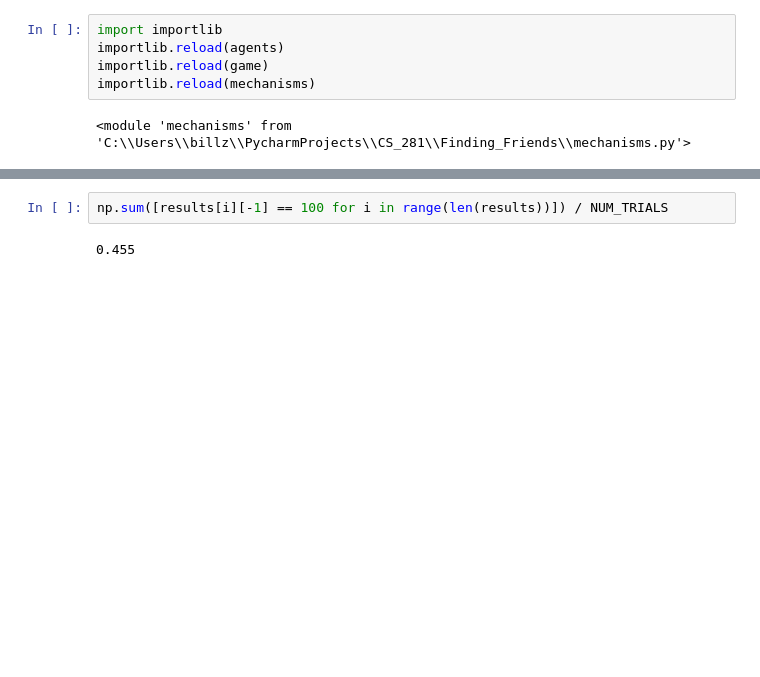
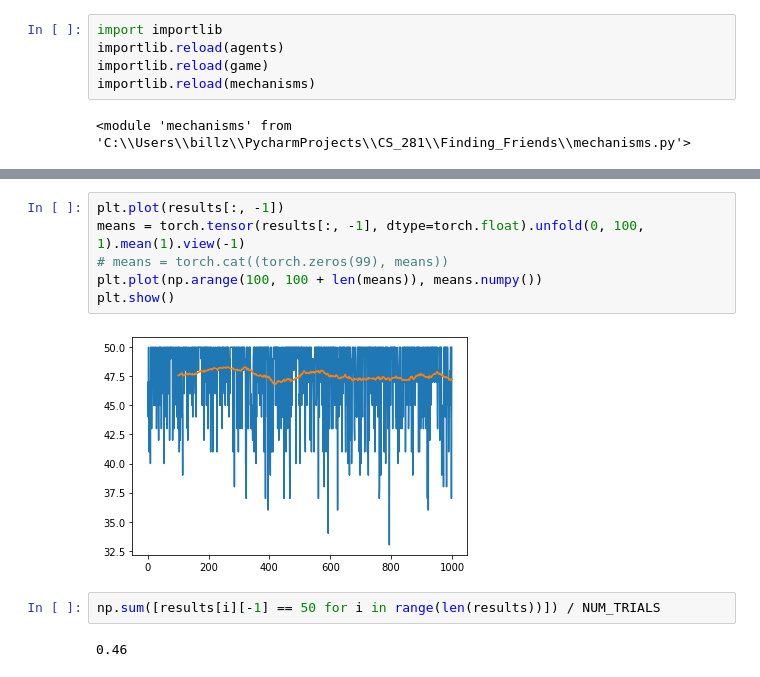
Before and after one commit to bzhang42/Finding_Friends, a Jupyter notebook: game_analysis.ipynb, the cells around one changed output, grey strips where cells are left out. Cells and saved outputs as stored; diff of their text form; blank space fills up the shorter version.

```diff
--- a/game_analysis.ipynb
+++ b/game_analysis.ipynb
@@ -62,4 +55,12 @@ results
+# %%
+plt.plot(results[:, -1])
+means = torch.tensor(results[:, -1], dtype=torch.float).unfold(0, 100, 1).mean(1).view(-1)
+# means = torch.cat((torch.zeros(99), means))
+plt.plot(np.arange(100, 100 + len(means)), means.numpy())
+plt.show()
+# %% [output]
+[figure, added]
 # %%
-np.sum([results[i][-1] == 100 for i in range(len(results))]) / NUM_TRIALS
+np.sum([results[i][-1] == 50 for i in range(len(results))]) / NUM_TRIALS
 # %% [output]
-0.455
+0.46
```
Also changed, not shown: parts of 4 cells of this notebook.
